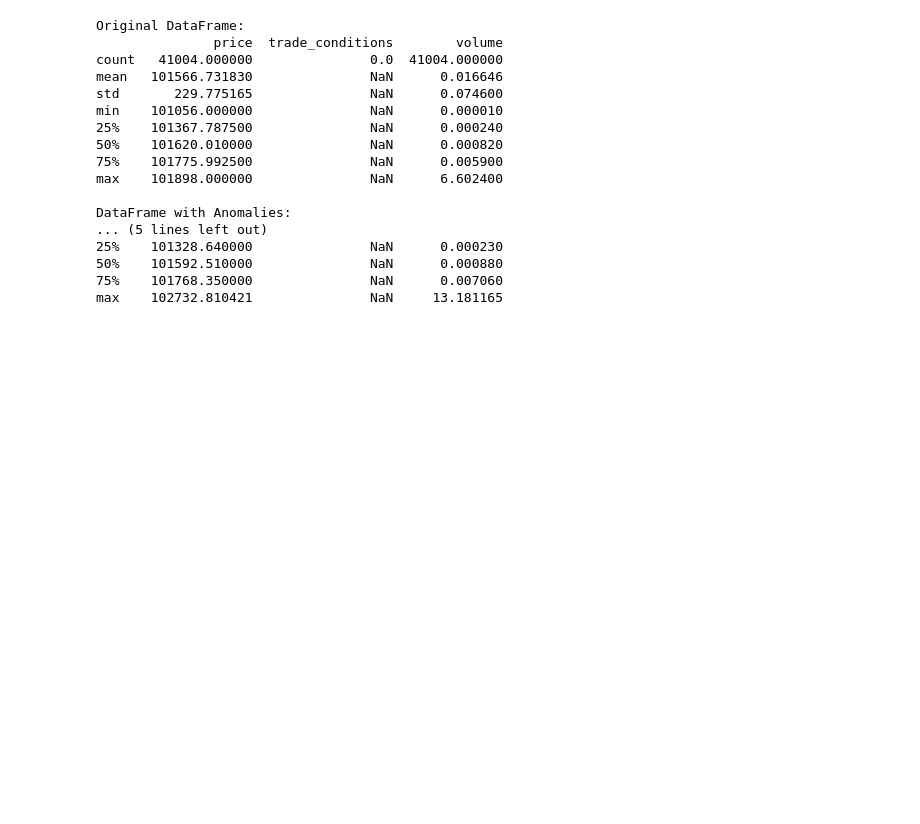
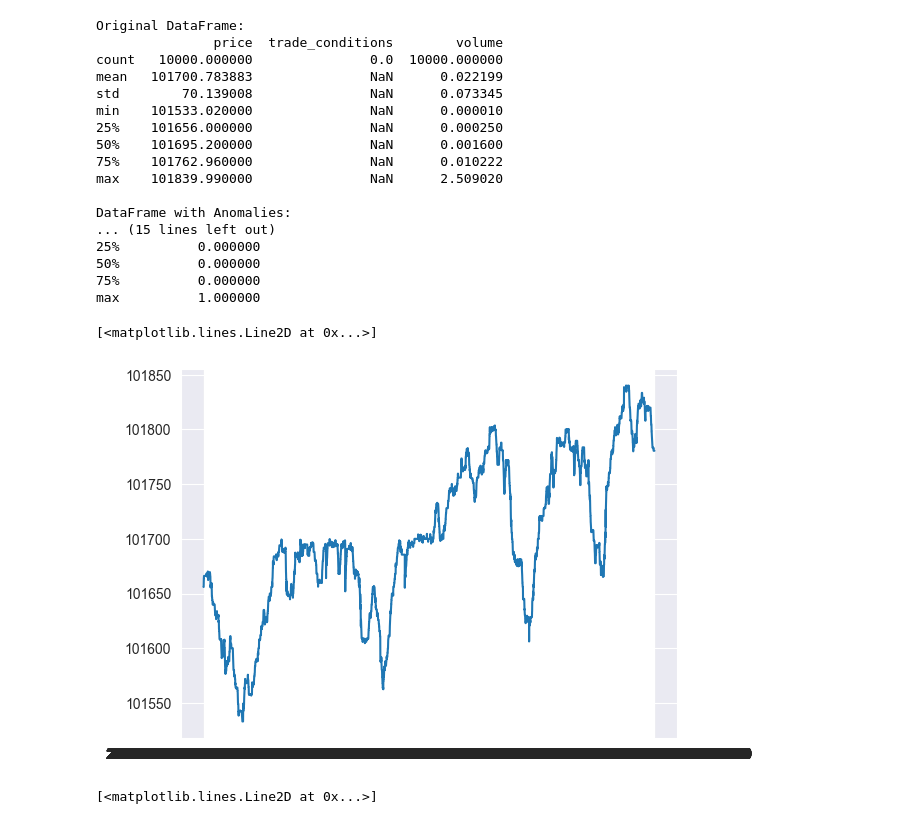
Before and after one commit to KarolSekscinski/anomaly-detection, a Jupyter notebook: sandbox/make_anomalies.ipynb, the cells around one changed output. Cells and saved outputs as stored; diff of their text form; code cells hidden in the pictures; blank space fills up the shorter version.

```diff
--- a/sandbox/make_anomalies.ipynb
+++ b/sandbox/make_anomalies.ipynb
@@ -7,6 +9,7 @@ df = pd.read_csv("data/finnhub1h.csv")
 columns_to_read = ["symbol","trade_ts","price","trade_conditions","type","volume"]
 timestamp_format = "%Y-%m-%d %H:%M:%S.%f%z"
 df = df[columns_to_read]
+df = df.head(10000)
 # df["trade_ts"] = df["trade_ts"].apply(lambda a: datetime.strptime(a, timestamp_format))
 # df = df.set_index("trade_ts")
 # %%
@@ -40,30 +98,40 @@ def add_anomalies(input_df, columns, anomaly_ratio=0.2):
     return df_anomalous
 # %%
 # Adding anomalies
-columns_to_anomalize = ['price', 'volume']
-df_with_anomalies = add_anomalies(df, columns_to_anomalize, anomaly_ratio=0.04)
+
+df_with_anomalies = add_anomalies(df, anomaly_ratio=0.05)
 
 # Display original and anomalous DataFrames
 print("Original DataFrame:")
 print(df.describe())
 print("\nDataFrame with Anomalies:")
 print(df_with_anomalies.describe())
-df_with_anomalies.to_csv('data/finnhub_anomalies.csv')
+df_with_anomalies.to_csv('data/finnhub_anomalies1.csv', index=False)
 # %% [output]
 Original DataFrame:
                price  trade_conditions        volume
-count   41004.000000               0.0  41004.000000
-mean   101566.731830               NaN      0.016646
-std       229.775165               NaN      0.074600
-min    101056.000000               NaN      0.000010
-25%    101367.787500               NaN      0.000240
-50%    101620.010000               NaN      0.000820
-75%    101775.992500               NaN      0.005900
-max    101898.000000               NaN      6.602400
+count   10000.000000               0.0  10000.000000
+mean   101700.783883               NaN      0.022199
+std        70.139008               NaN      0.073345
+min    101533.020000               NaN      0.000010
+25%    101656.000000               NaN      0.000250
+50%    101695.200000               NaN      0.001600
+75%    101762.960000               NaN      0.010222
+max    101839.990000               NaN      2.509020
 
 DataFrame with Anomalies:
-... (5 lines left out)
-25%    101328.640000               NaN      0.000230
-50%    101592.510000               NaN      0.000880
-75%    101768.350000               NaN      0.007060
-max    102732.810421               NaN     13.181165
+... (15 lines left out)
+25%          0.000000
+50%          0.000000
+75%          0.000000
+max          1.000000
+# %%
+
+plt.plot(df_with_anomalies["trade_ts"], df_with_anomalies['price'])
+# %% [output]
+[<matplotlib.lines.Line2D at 0x...>]
+[figure, added]
+# %%
+plt.plot(df_with_anomalies["trade_ts"], df_with_anomalies['volume'])
+# %% [output]
+[<matplotlib.lines.Line2D at 0x...>]
```
Also changed, not shown: parts of 2 cells of this notebook, 16 other files.
